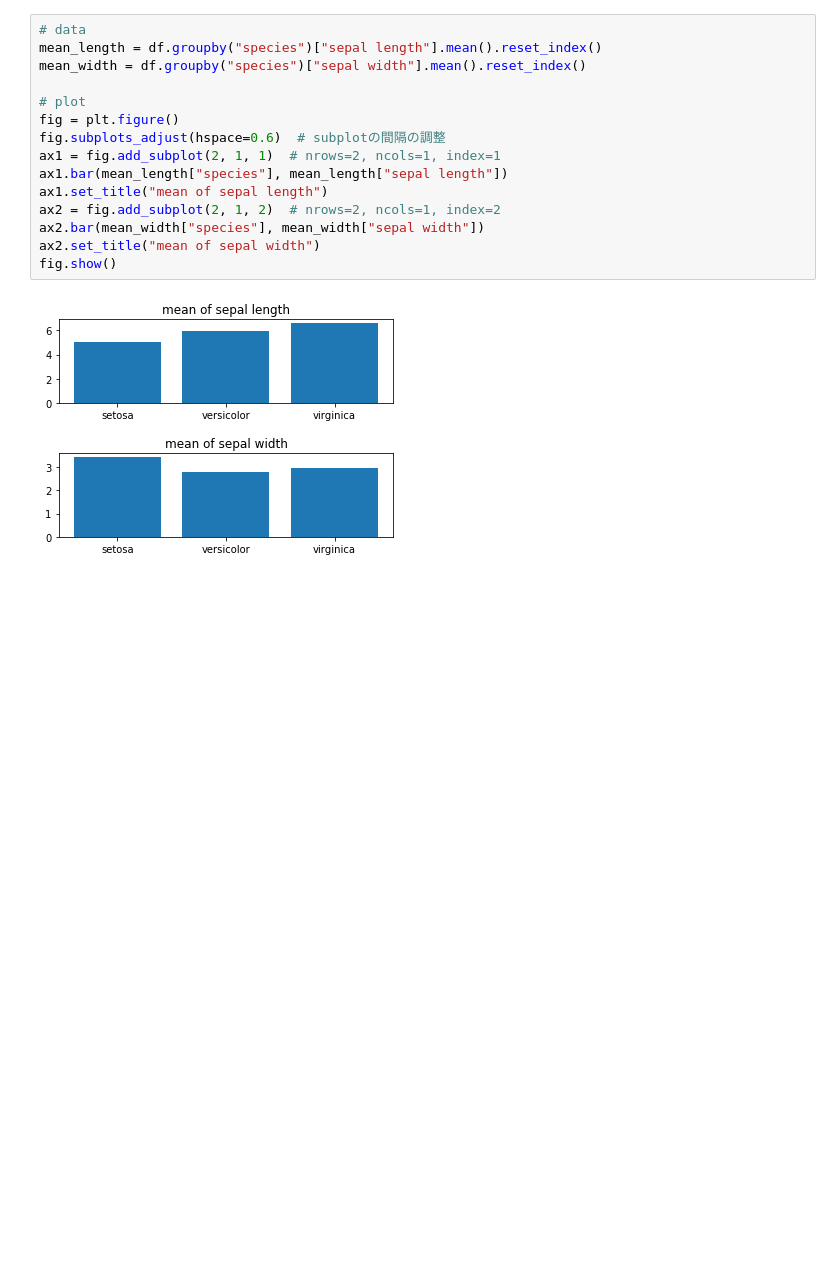
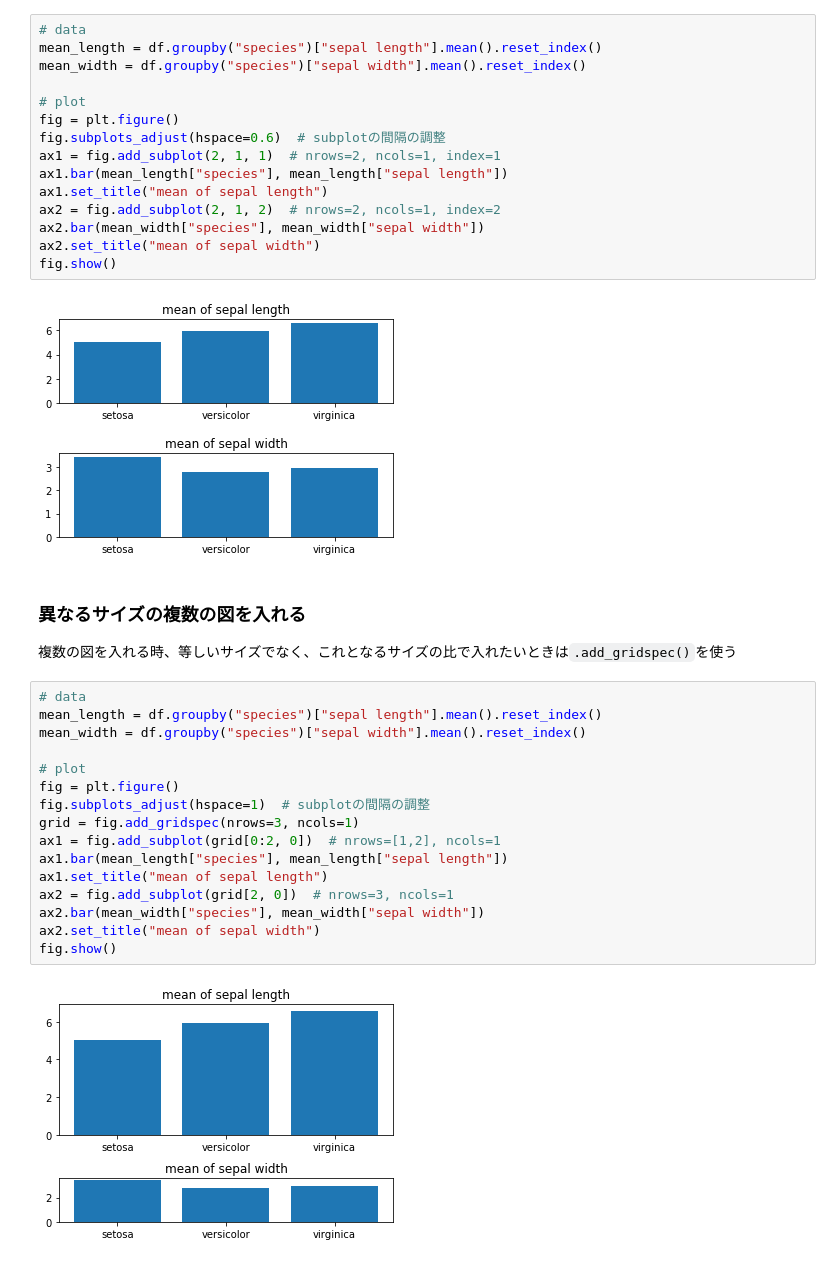
Before and after one commit to nigimitama/python-for-datascience, a Jupyter notebook: matplotlib.ipynb, the cells around one changed output. Saved outputs shown, nothing was run; the diff lists cells and outputs as text; blank space fills up the shorter version.

```diff
--- a/matplotlib.ipynb
+++ b/matplotlib.ipynb
@@ -137,3 +137,25 @@ ax2.set_title("mean of sepal width")
 fig.show()
 # %% [output]
 [figure]
+# %% [markdown]
+### 異なるサイズの複数の図を入れる
+
+複数の図を入れる時、等しいサイズでなく、これとなるサイズの比で入れたいときは`.add_gridspec()`を使う
+# %%
+# data
+mean_length = df.groupby("species")["sepal length"].mean().reset_index()
+mean_width = df.groupby("species")["sepal width"].mean().reset_index()
+
+# plot
+fig = plt.figure()
+fig.subplots_adjust(hspace=1)  # subplotの間隔の調整
+grid = fig.add_gridspec(nrows=3, ncols=1)
+ax1 = fig.add_subplot(grid[0:2, 0])  # nrows=[1,2], ncols=1
+ax1.bar(mean_length["species"], mean_length["sepal length"])
+ax1.set_title("mean of sepal length")
+ax2 = fig.add_subplot(grid[2, 0])  # nrows=3, ncols=1
+ax2.bar(mean_width["species"], mean_width["sepal width"])
+ax2.set_title("mean of sepal width")
+fig.show()
+# %% [output]
+[figure, added]
```
Also changed, not shown: parts of 9 cells of this notebook.
